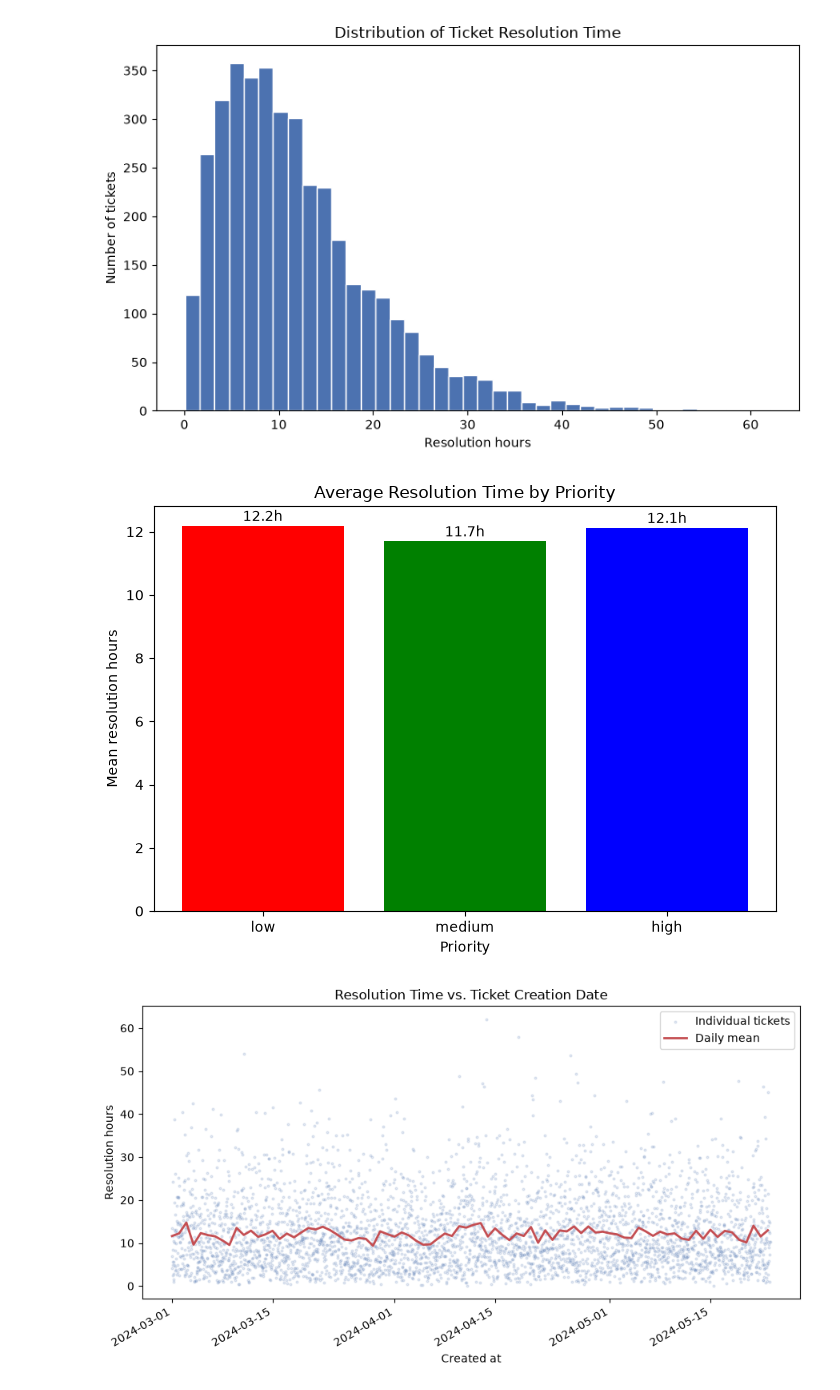
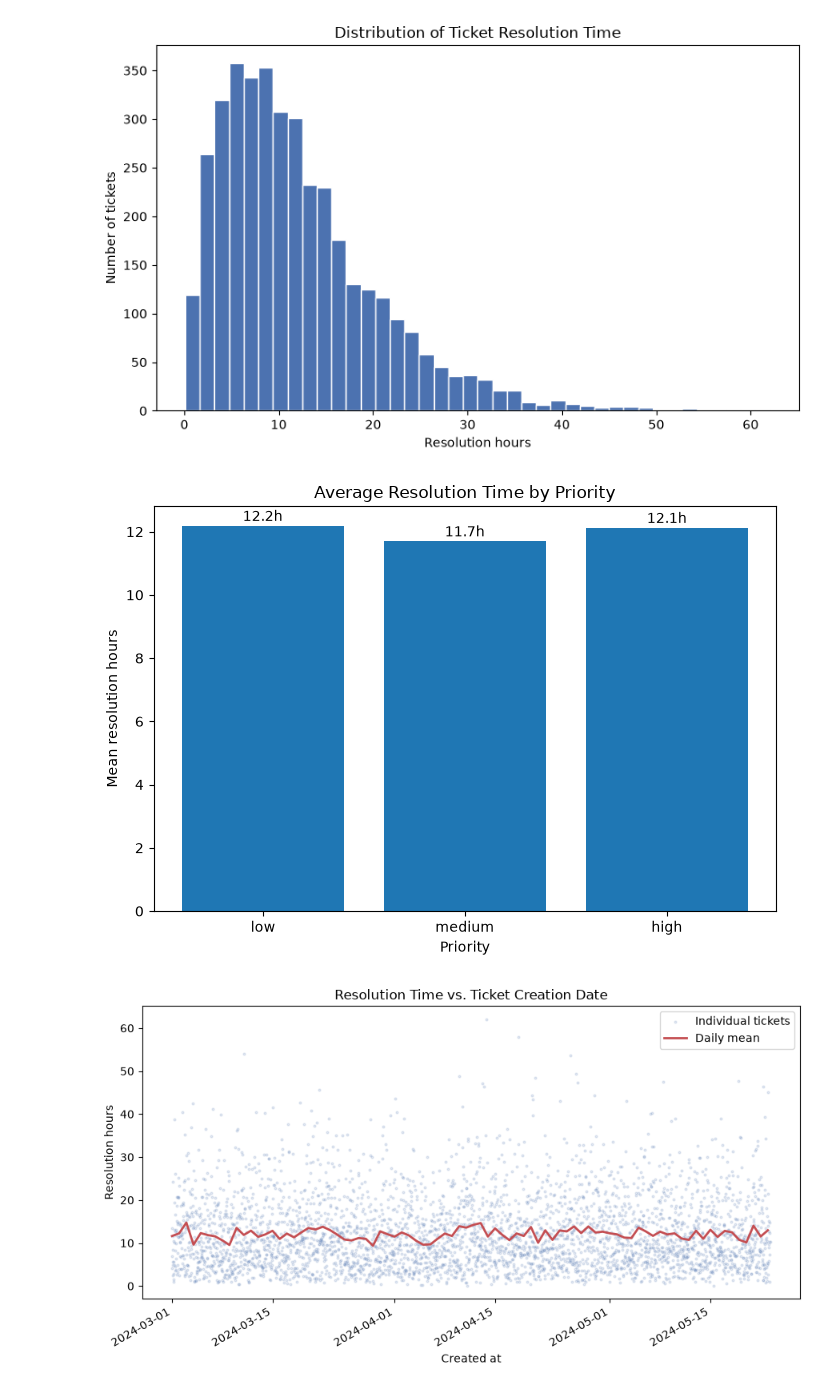
Before and after one commit to Timothious-arhamsoft/DailyTask, a Jupyter notebook: Eda_assessment/eda_assessment_solution.ipynb, the cells around one changed output. Cells and saved outputs as stored; diff of their text form; code cells hidden in the pictures.

Commit message:
Bar Chart Color Changed

```diff
--- a/Eda_assessment/eda_assessment_solution.ipynb
+++ b/Eda_assessment/eda_assessment_solution.ipynb
@@ -216,17 +216,17 @@ fig.savefig("chart_distribution.png", dpi=150)
 # %%
 by_priority = clean.groupby("priority")["resolution_hours"].mean().reindex(["low", "medium", "high"])
 
 fig, ax = plt.subplots(figsize=(7, 5))
-ax.bar(by_priority.index, by_priority.values, color=["red", "green", "blue"])
+ax.bar(by_priority.index, by_priority.values)
 ax.set_title("Average Resolution Time by Priority")
 ax.set_xlabel("Priority")
 ax.set_ylabel("Mean resolution hours")
 for i, v in enumerate(by_priority.values):
     ax.text(i, v + 0.15, f"{v:.1f}h", ha="center")
 fig.tight_layout()
 fig.savefig("chart_category_comparison.png", dpi=150)
 # %% [output]
-[figure, old version]
+[figure, new version]
 # %%
 ts = clean.set_index("created_at")["resolution_hours"].sort_index()
 daily_mean = ts.resample("D").mean()
```
Also changed, not shown: 1 other file.
